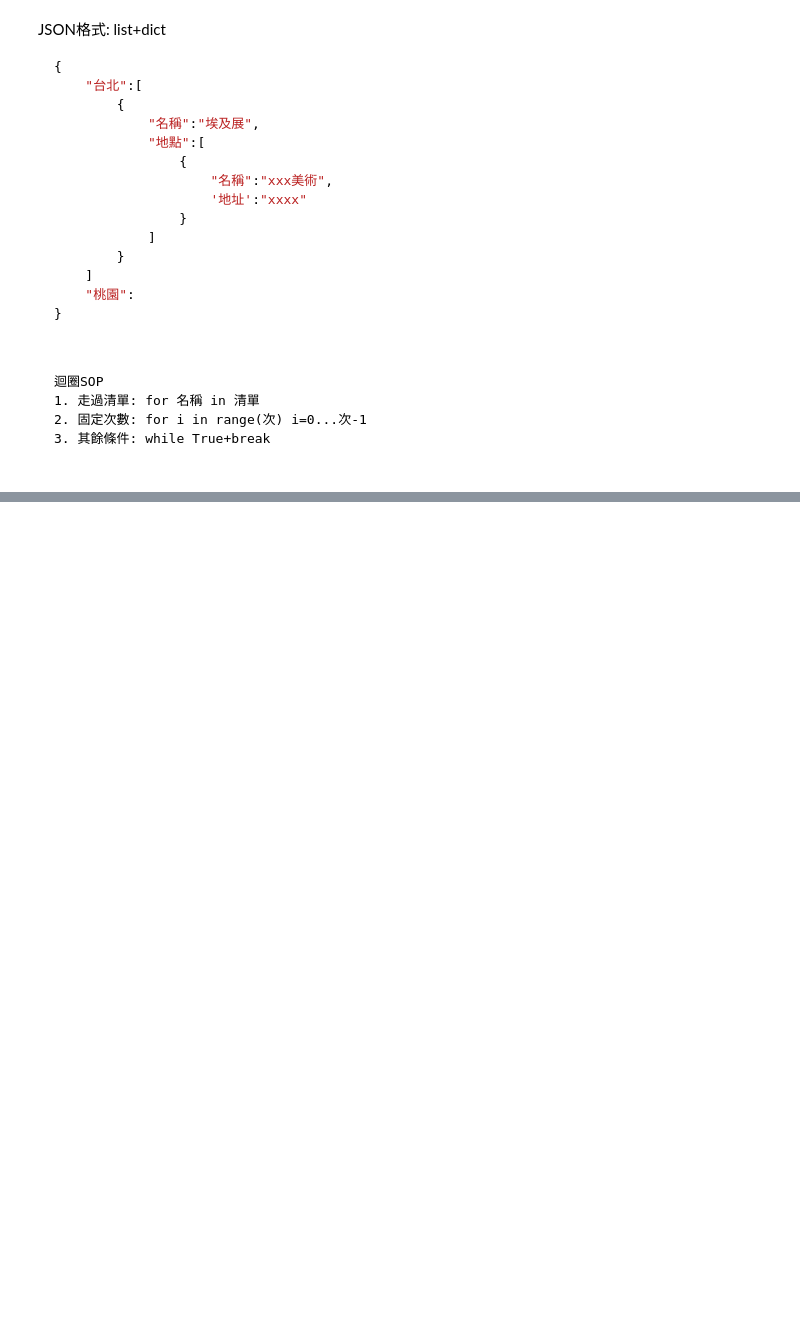
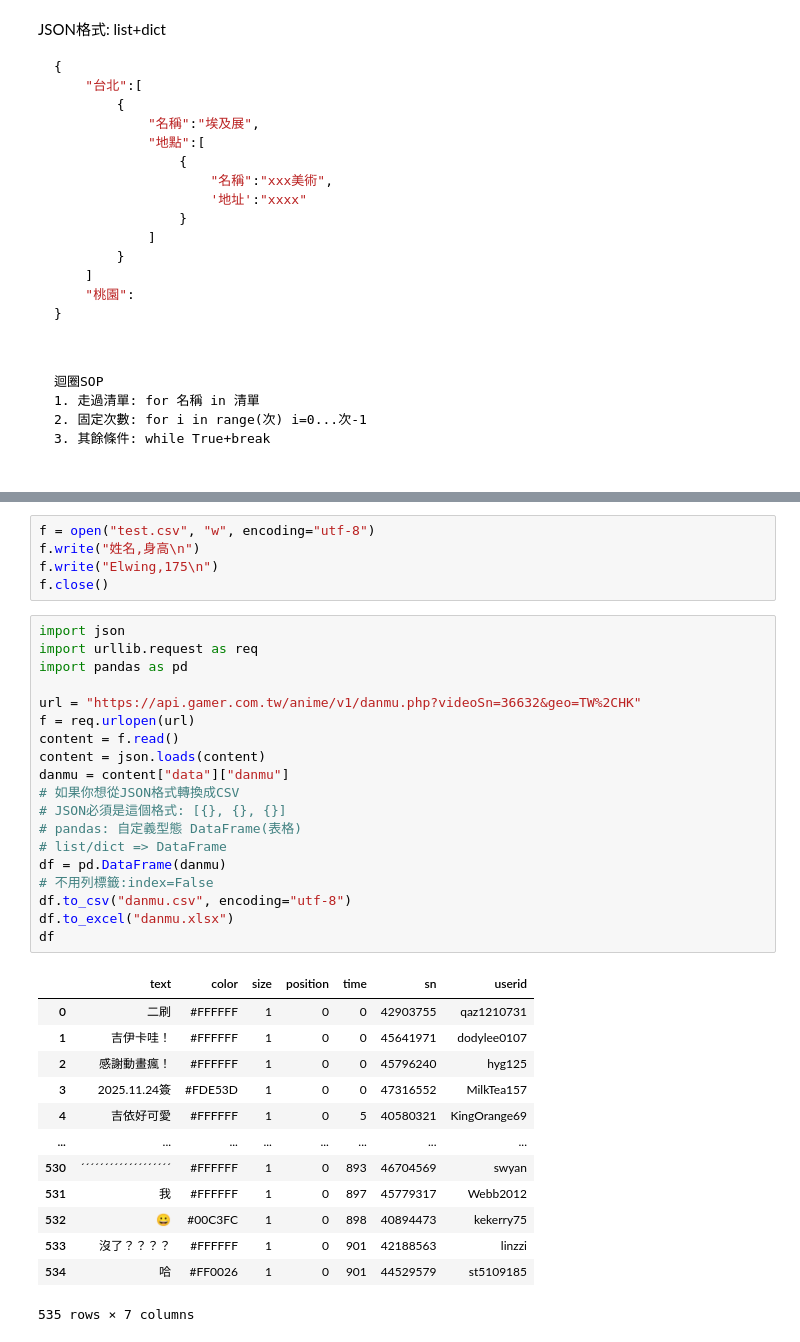
Before and after one commit to Elwing-Chou/ximen20260316, a Jupyter notebook: ximen20260408.ipynb, the cells around one changed output, grey strips where cells are left out. Cells and saved outputs as stored; diff of their text form; blank space fills up the shorter version.

```diff
--- a/ximen20260408.ipynb
+++ b/ximen20260408.ipynb
@@ -86,0 +100,38 @@ JSON格式: list+dict
+# %%
+f = open("test.csv", "w", encoding="utf-8")
+f.write("姓名,身高\n")
+f.write("Elwing,175\n")
+f.close()
+# %%
+import json
+import urllib.request as req
+import pandas as pd
+
+url = "https://api.gamer.com.tw/anime/v1/danmu.php?videoSn=36632&geo=TW%2CHK"
+f = req.urlopen(url)
+content = f.read()
+content = json.loads(content)
+danmu = content["data"]["danmu"]
+# 如果你想從JSON格式轉換成CSV
+# JSON必須是這個格式: [{}, {}, {}]
+# pandas: 自定義型態 DataFrame(表格)
+# list/dict => DataFrame
+df = pd.DataFrame(danmu)
+# 不用列標籤:index=False
+df.to_csv("danmu.csv", encoding="utf-8")
+df.to_excel("danmu.xlsx")
+df
+# %% [output]
+|  | text | color | size | position | time | sn | userid |
+| 0 | 二刷 | #FFFFFF | 1 | 0 | 0 | 42903755 | qaz1210731 |
+| 1 | 吉伊卡哇！ | #FFFFFF | 1 | 0 | 0 | 45641971 | dodylee0107 |
+| 2 | 感謝動畫瘋！ | #FFFFFF | 1 | 0 | 0 | 45796240 | hyg125 |
+| 3 | 2025.11.24簽 | #FDE53D | 1 | 0 | 0 | 47316552 | MilkTea157 |
+| 4 | 吉依好可愛 | #FFFFFF | 1 | 0 | 5 | 40580321 | KingOrange69 |
+| ... | ... | ... | ... | ... | ... | ... | ... |
+| 530 | ˊˊˊˊˊˊˊˊˊˊˊˊˊˊˊˊˊˊˊ | #FFFFFF | 1 | 0 | 893 | 46704569 | swyan |
+| 531 | 我 | #FFFFFF | 1 | 0 | 897 | 45779317 | Webb2012 |
+| 532 | 😀 | #00C3FC | 1 | 0 | 898 | 40894473 | kekerry75 |
+| 533 | 沒了？？？？ | #FFFFFF | 1 | 0 | 901 | 42188563 | linzzi |
+| 534 | 哈 | #FF0026 | 1 | 0 | 901 | 44529579 | st5109185 |
+535 rows × 7 columns
```
Also changed, not shown: parts of 1 cell of this notebook.
